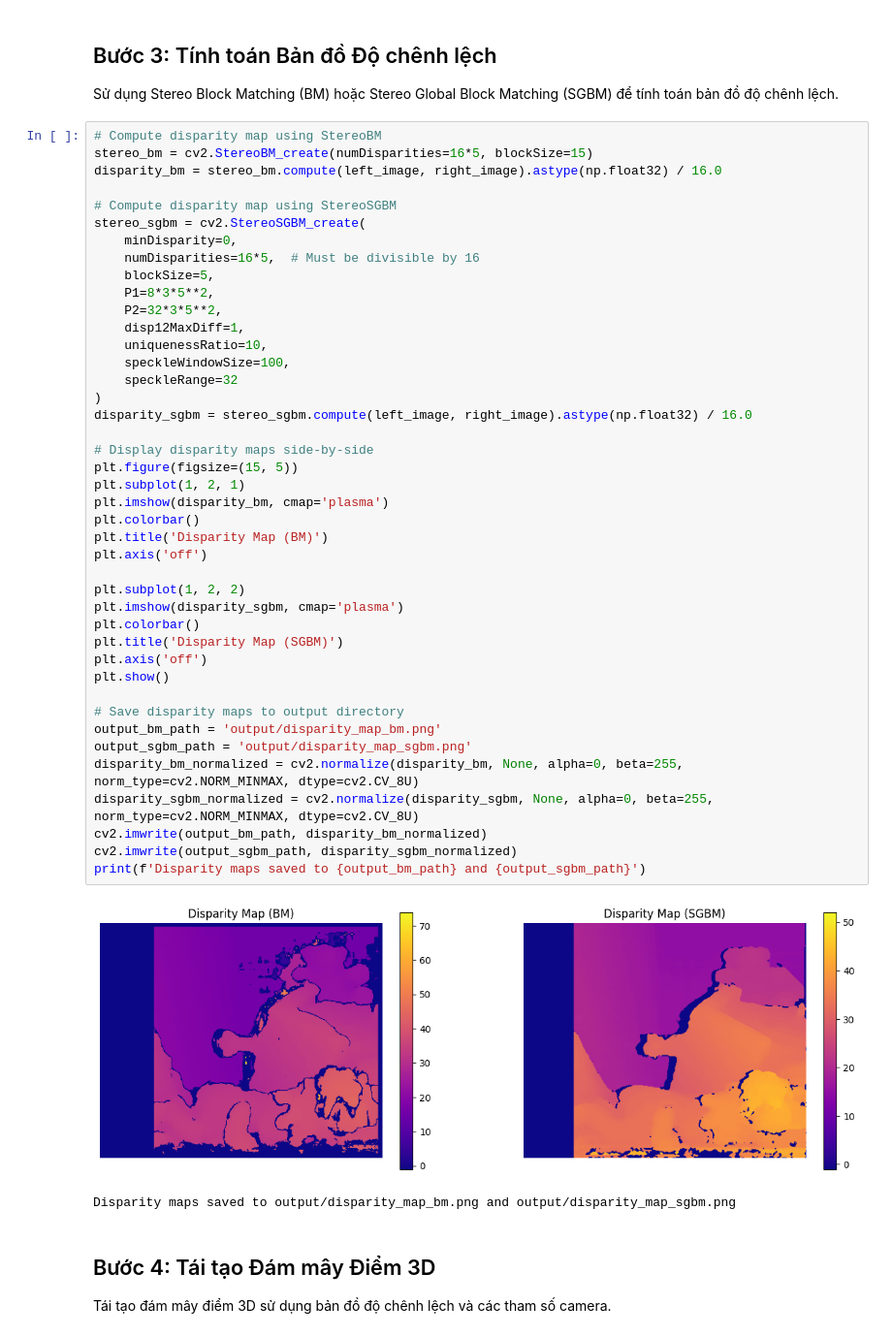
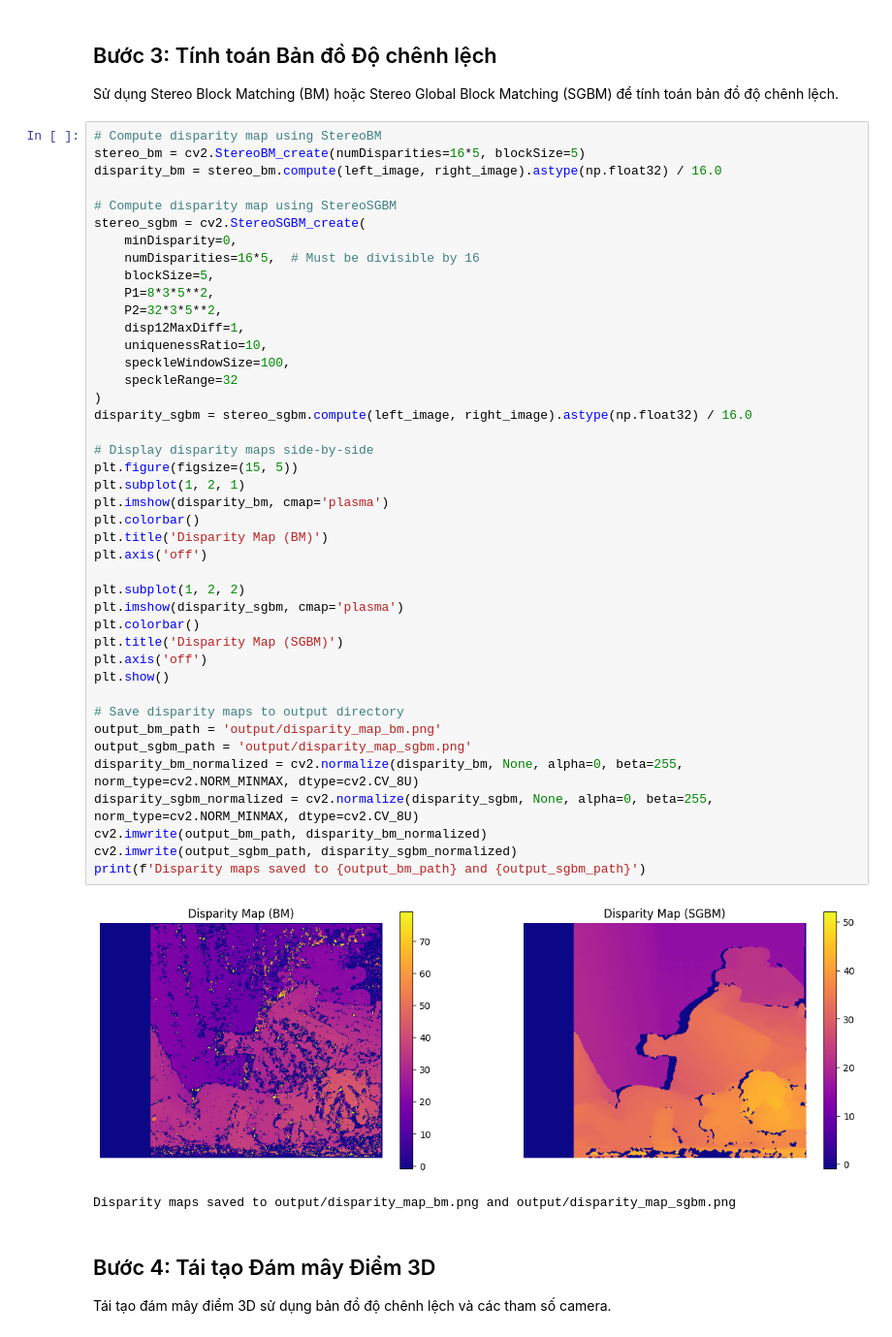
Before and after one commit to hino-hatake/computer-vision, a Jupyter notebook: 3d-reconstruction/stereo-vision.ipynb, the cells around one changed output. Shown at 97% size. Cells and saved outputs as stored; diff of their text form.

```diff
--- a/3d-reconstruction/stereo-vision.ipynb
+++ b/3d-reconstruction/stereo-vision.ipynb
@@ -37,7 +37,7 @@ plt.show()
 Sử dụng Stereo Block Matching (BM) hoặc Stereo Global Block Matching (SGBM) để tính toán bản đồ độ chênh lệch.
 # %%
 # Compute disparity map using StereoBM
-stereo_bm = cv2.StereoBM_create(numDisparities=16*5, blockSize=15)
+stereo_bm = cv2.StereoBM_create(numDisparities=16*5, blockSize=5)
 disparity_bm = stereo_bm.compute(left_image, right_image).astype(np.float32) / 16.0
 
 # Compute disparity map using StereoSGBM
@@ -51,34 +51,34 @@ stereo_sgbm = cv2.StereoSGBM_create(
     uniquenessRatio=10,
     speckleWindowSize=100,
     speckleRange=32
 )
 disparity_sgbm = stereo_sgbm.compute(left_image, right_image).astype(np.float32) / 16.0
 
 # Display disparity maps side-by-side
 plt.figure(figsize=(15, 5))
 plt.subplot(1, 2, 1)
 plt.imshow(disparity_bm, cmap='plasma')
 plt.colorbar()
 plt.title('Disparity Map (BM)')
 plt.axis('off')
 
 plt.subplot(1, 2, 2)
 plt.imshow(disparity_sgbm, cmap='plasma')
 plt.colorbar()
 plt.title('Disparity Map (SGBM)')
 plt.axis('off')
 plt.show()
 
 # Save disparity maps to output directory
 output_bm_path = 'output/disparity_map_bm.png'
 output_sgbm_path = 'output/disparity_map_sgbm.png'
 disparity_bm_normalized = cv2.normalize(disparity_bm, None, alpha=0, beta=255, norm_type=cv2.NORM_MINMAX, dtype=cv2.CV_8U)
 disparity_sgbm_normalized = cv2.normalize(disparity_sgbm, None, alpha=0, beta=255, norm_type=cv2.NORM_MINMAX, dtype=cv2.CV_8U)
 cv2.imwrite(output_bm_path, disparity_bm_normalized)
 cv2.imwrite(output_sgbm_path, disparity_sgbm_normalized)
 print(f'Disparity maps saved to {output_bm_path} and {output_sgbm_path}')
 # %% [output]
-[figure, old version]
+[figure, new version]
 Disparity maps saved to output/disparity_map_bm.png and output/disparity_map_sgbm.png
 # %% [markdown]
 ## Bước 4: Tái tạo Đám mây Điểm 3D
```
Also changed, not shown: parts of 4 cells of this notebook, 7 other files.
